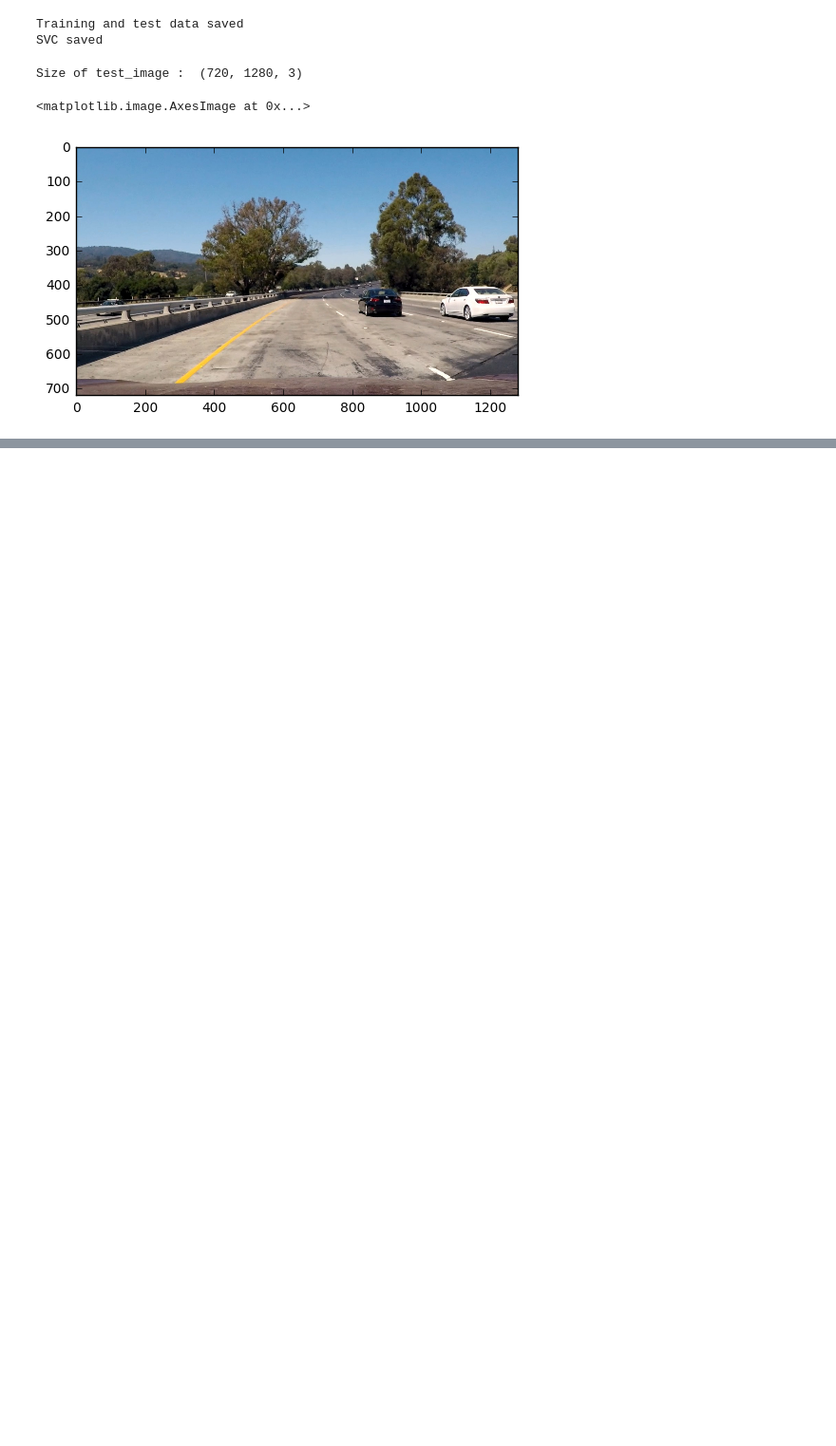
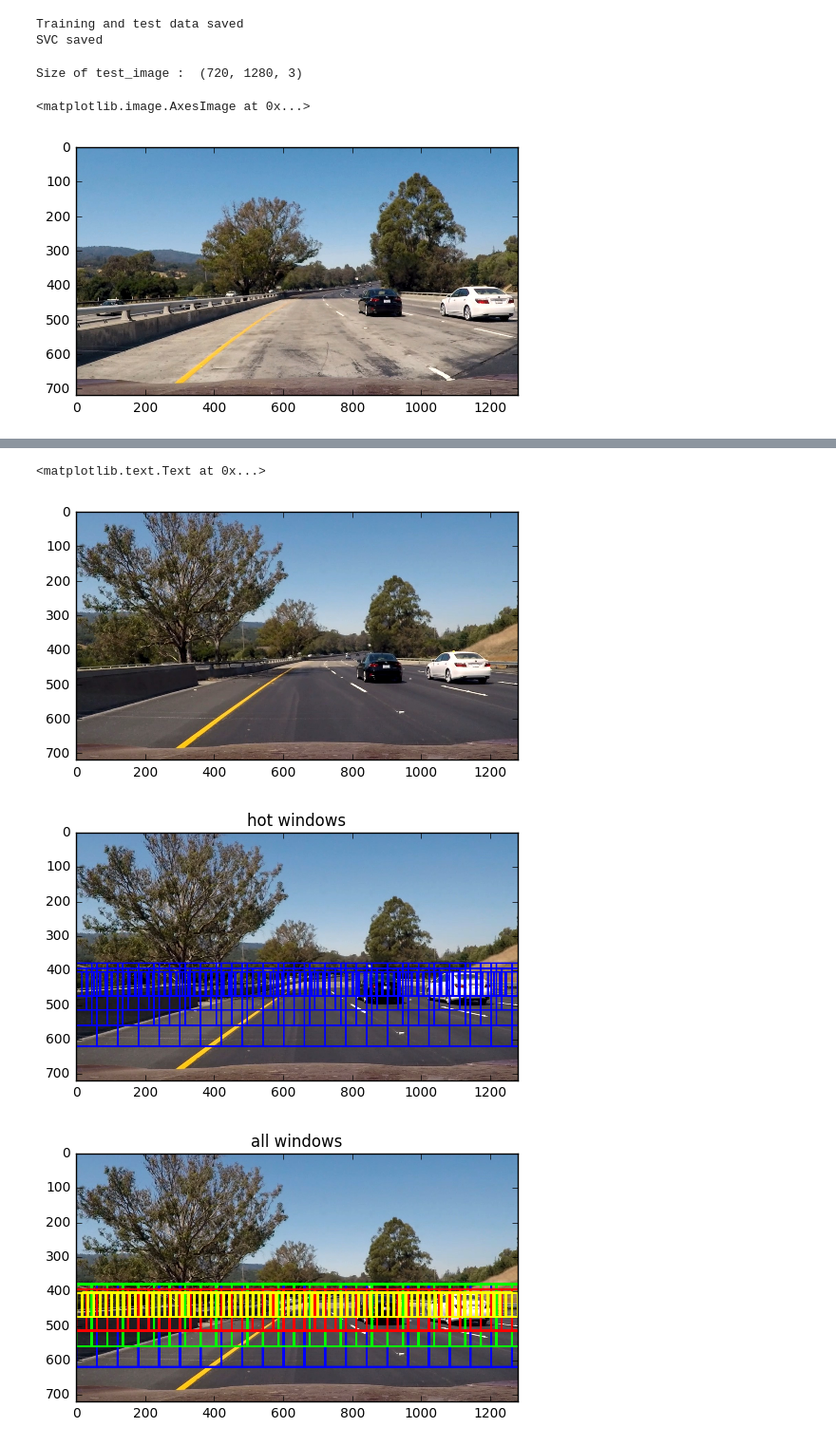
Before and after one commit to xtsxisaxns/Vehicle-Detection, a Jupyter notebook: vehicle-detection.ipynb, the cells around one changed output, grey strips where cells are left out. Shown at 95% size. Cells and saved outputs as stored; diff of their text form; code cells hidden in the pictures; blank space fills up the shorter version.

Commit message:
debug

```diff
--- a/vehicle-detection.ipynb
+++ b/vehicle-detection.ipynb
@@ -383,5 +406,8 @@ def slide_window(img,x_start_stop=[None,None],y_start_stop=[None,None],
 
     return window_list
+# %%
+#For debug
+pre_true = 0
 # %%
 # Define a function you will pass an image
 # and the list of windows to be searched (output of slide_windows())
@@ -431,6 +462,6 @@ def search_windows(img,windows,clf,scaler,color_space='RGB',
 # %%
 #Define a function to search windows in a full image,get all the windows that may have a car
-def search_all_scales(img):
+def search_all_scales(img,classifier=None):
     hot_windows = []
     all_windows = []
 
@@ -441,15 +472,17 @@ def search_all_scales(img):
     o0,o1,o2,o3 = 0.75,0.75,0.75,0.75
     window_size = [(w0,w0),(w1,w1),(w2,w2),(w3,w3)]
     overlap_size = [(o0,o0),(o1,o1),(o2,o2),(o3,o3)]
-    yi0,yi1,yi2,yi3 = 380,380,390,400
+    yi0,yi1,yi2,yi3 = 380,380,395,405
+#     yi0,yi1,yi2,yi3 = 350,350,380,380
     y_start_stop = [[yi0,yi0+w0/2],[yi1,yi1+w1/2],[yi2,yi2+w2/2],[yi3,yi3+w3/2]]
+#     y_start_stop = [[yi0,yi0+w0],[yi1,yi1+w1],[yi2,yi2+w2],[yi3,yi3+w3]]
 
     for i in range(len(y_start_stop)):
         windows = slide_window(img,x_start_stop=x_start_stop[i],y_start_stop=y_start_stop[i],
                                               window_size=window_size[i],overlap_size=overlap_size[i])
         all_windows += [windows]
-
-        hot_windows += search_windows(img,windows,svc,scaler,color_space=color_space,
+        print('in search all scale:',type(classifier))
+        hot_windows += search_windows(img,windows,classifier,scaler,color_space=color_space,
                                                          spatial_size=spatial_size,hist_bins=hist_bins,
                                                          orient=orient,pix_per_cell=pix_per_cell,
                                                          cell_per_block=cell_per_block,
@@ -459,10 +492,9 @@ def search_all_scales(img):
     return hot_windows,all_windows
 # %%
 # Draw bounding boxes function
-def draw_boxes(img,bboxer,color=(0,0,255),thick=6):
+def draw_boxes(img,bboxes,color=(0,0,255),thick=6):
     #make a copy of the image
     imcopy = np.copy(img)
-    # Loop through the bounding boxes
     for bbox in bboxes:
         cv2.rectangle(imcopy,bbox[0],bbox[1],color,thick)
     return imcopy
@@ -503,0 +501,58 @@ ValueError: operands could not be broadcast together with shapes (4752,) (5616,)
+# %%
+#HOG parameters setting
+hog_feat = True
+color_space = 'HLS'
+orient = 11
+pix_per_cell = 9
+cell_per_block = 2
+hog_channel = 'ALL'
+
+#binned spatial feature parameter
+spatial_feat = True
+spatial_size = (16,16)
+
+#Color histogram feature parameter
+hist_feat = True
+hist_bins = 32
+
+with open('svc_classifier.p',mode='rb') as f:
+    data = pickle.load(f)
+
+svc = data['svc']
+
+test_imgs = glob.glob('./test_images/*.jpg')
+
+test_img1 = mpimage.imread(test_imgs[4])
+# plt.imshow(mpimage.imread(test_imgs[0]))
+
+print(type(svc))
+hot_windows,all_windows = search_all_scales(test_img1,classifier=svc)
+print(len(all_windows))
+# print(all_windows[0])
+# allwindows_img =np.int32(np.copy(test_img1))
+# print(allwindows_img[:1,:1,:])
+print('len of hot windows: ',len(hot_windows))
+print('pre_true: ',pre_true)
+
+plt.imshow(test_img1)
+
+window_img = np.copy(test_img1)
+window_img = draw_boxes(window_img, hot_windows, color=(0, 0, 255), thick=4)
+plt.figure()
+plt.imshow(window_img)
+plt.title('hot windows')
+
+allwindows_img = np.copy(test_img1)
+for ind,win_list in enumerate(all_windows):
+        if ind==0: color= (0,0,255)
+        if ind==1: color= (0,255,0)
+        if ind==2: color= (255,0,0)
+        if ind==3: color= (255,255,0)
+
+        #allwindows_img is wrong,why?
+        #         allwindows_img = draw_boxes(allwindows_img, all_windows[ind], color=color, thick=6)
+        allwindows_img = draw_boxes(allwindows_img, all_windows[ind], color=color, thick=6)
+plt.figure()
+plt.imshow(allwindows_img)
+plt.title('all windows')
+# %% [output]
@@ -503,0 +567,4 @@ ValueError: operands could not be broadcast together with shapes (4752,) (5616,)
+<matplotlib.text.Text at 0x...>
+[figure, added]
+[figure, added]
+[figure, added]
```
Also changed, not shown: parts of 13 cells of this notebook.
